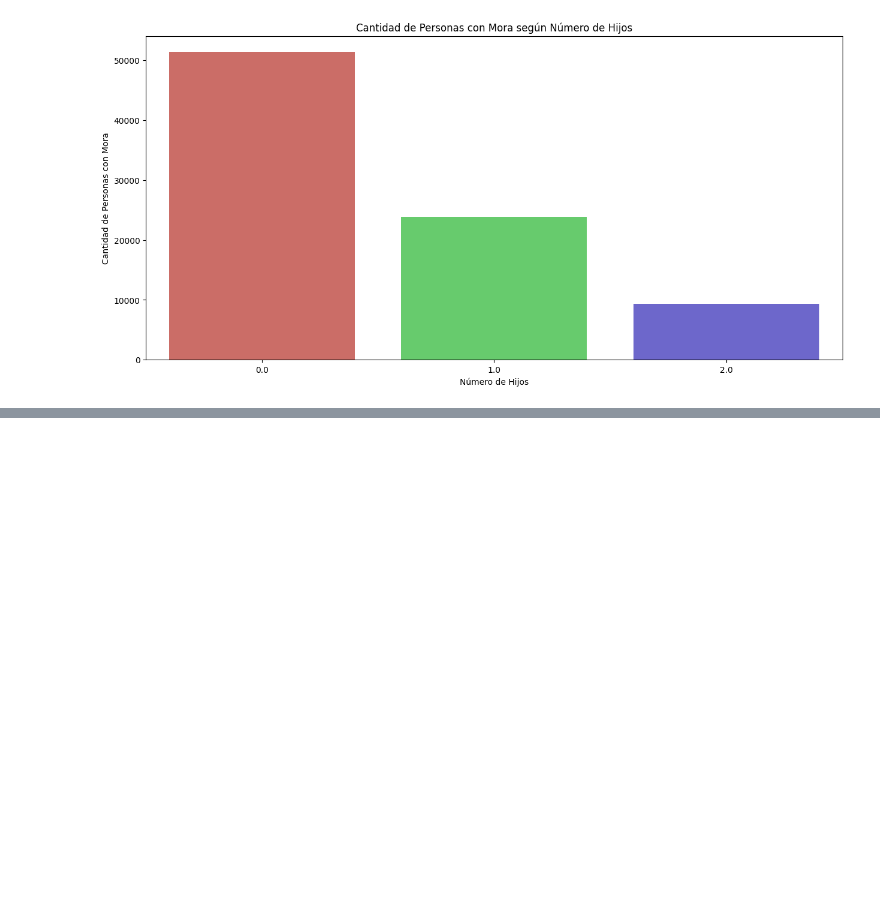
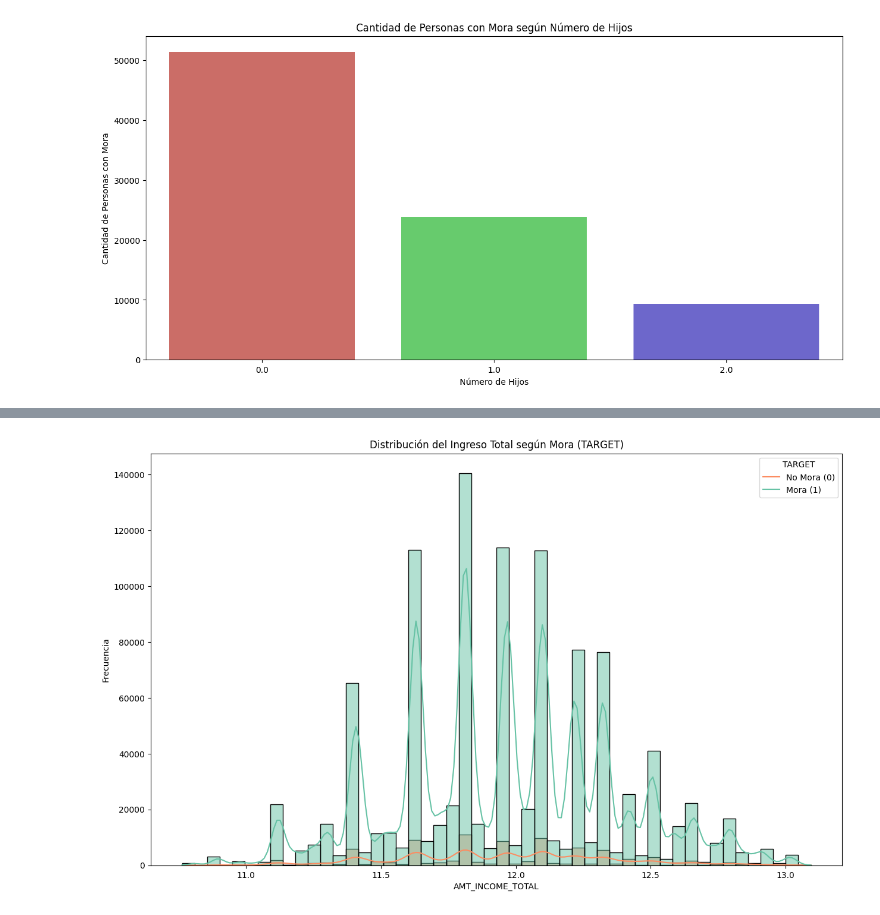
Before and after one commit to spereze27/Analysis-home-credit-default-risk, a Jupyter notebook: EDA.ipynb, the cells around one changed output, grey strips where cells are left out. Cells and saved outputs as stored; diff of their text form; code cells hidden in the pictures; blank space fills up the shorter version.

```diff
--- a/EDA.ipynb
+++ b/EDA.ipynb
@@ -152,0 +146,16 @@ Passing `palette` without assigning `hue` is deprecated and will be removed in v
+# %%
+
+sample_train_pd = train
+
+# Crear el gráfico
+fig, ax = plt.subplots(figsize=(15, 9))
+sns.histplot(data=sample_train_pd, x='AMT_INCOME_TOTAL', hue='target', kde=True, bins=50, palette='Set2', ax=ax)
+
+# Etiquetas y título
+plt.title("Distribución del Ingreso Total según Mora (TARGET)")
+plt.xlabel("AMT_INCOME_TOTAL")
+plt.ylabel("Frecuencia")
+plt.legend(title="TARGET", labels=["No Mora (0)", "Mora (1)"])
+plt.show()
+# %% [output]
+[figure, added]
```
Also changed, not shown: parts of 4 cells of this notebook.
